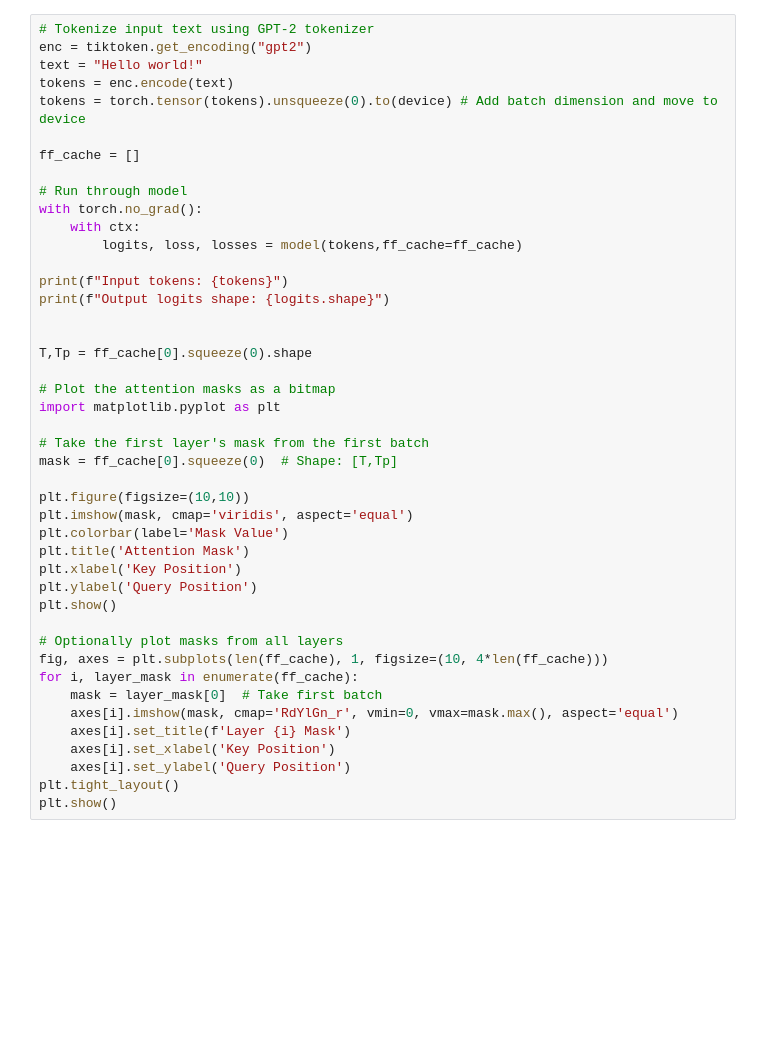
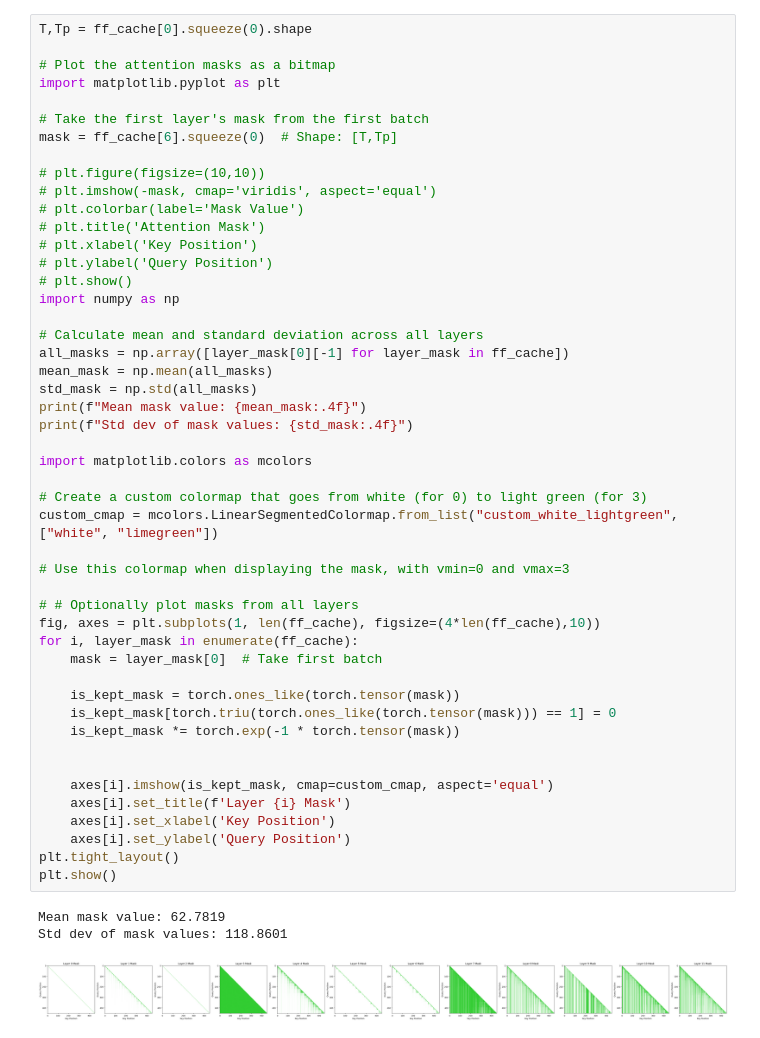
Before and after one commit to andrew-healey/context-compression, a Jupyter notebook: visualize-masks.ipynb, the cells around one changed output. Cells and saved outputs as stored; diff of their text form; blank space fills up the shorter version.

Commit message:
Add selection mask visualization

```diff
--- a/visualize-masks.ipynb
+++ b/visualize-masks.ipynb
@@ -74,44 +96,52 @@ model.load_state_dict(state_dict)
 # %%
-# Tokenize input text using GPT-2 tokenizer
-enc = tiktoken.get_encoding("gpt2")
-text = "Hello world!"
-tokens = enc.encode(text)
-tokens = torch.tensor(tokens).unsqueeze(0).to(device) # Add batch dimension and move to device
-
-ff_cache = []
-
-# Run through model
-with torch.no_grad():
-    with ctx:
-        logits, loss, losses = model(tokens,ff_cache=ff_cache)
-
-print(f"Input tokens: {tokens}")
-print(f"Output logits shape: {logits.shape}")
-
-
 T,Tp = ff_cache[0].squeeze(0).shape
 
 # Plot the attention masks as a bitmap
 import matplotlib.pyplot as plt
 
 # Take the first layer's mask from the first batch
-mask = ff_cache[0].squeeze(0)  # Shape: [T,Tp]
+mask = ff_cache[6].squeeze(0)  # Shape: [T,Tp]
 
-plt.figure(figsize=(10,10))
-plt.imshow(mask, cmap='viridis', aspect='equal')
-plt.colorbar(label='Mask Value')
-plt.title('Attention Mask')
-plt.xlabel('Key Position')
-plt.ylabel('Query Position')
-plt.show()
+# plt.figure(figsize=(10,10))
+# plt.imshow(-mask, cmap='viridis', aspect='equal')
+# plt.colorbar(label='Mask Value')
+# plt.title('Attention Mask')
+# plt.xlabel('Key Position')
+# plt.ylabel('Query Position')
+# plt.show()
+import numpy as np
 
-# Optionally plot masks from all layers
-fig, axes = plt.subplots(len(ff_cache), 1, figsize=(10, 4*len(ff_cache)))
+# Calculate mean and standard deviation across all layers
+all_masks = np.array([layer_mask[0][-1] for layer_mask in ff_cache])
+mean_mask = np.mean(all_masks)
+std_mask = np.std(all_masks)
+print(f"Mean mask value: {mean_mask:.4f}")
+print(f"Std dev of mask values: {std_mask:.4f}")
+
+import matplotlib.colors as mcolors
+
+# Create a custom colormap that goes from white (for 0) to light green (for 3)
+custom_cmap = mcolors.LinearSegmentedColormap.from_list("custom_white_lightgreen", ["white", "limegreen"])
+
+# Use this colormap when displaying the mask, with vmin=0 and vmax=3
+
+# # Optionally plot masks from all layers
+fig, axes = plt.subplots(1, len(ff_cache), figsize=(4*len(ff_cache),10))
 for i, layer_mask in enumerate(ff_cache):
     mask = layer_mask[0]  # Take first batch
-    axes[i].imshow(mask, cmap='RdYlGn_r', vmin=0, vmax=mask.max(), aspect='equal')
+
+    is_kept_mask = torch.ones_like(torch.tensor(mask))
+    is_kept_mask[torch.triu(torch.ones_like(torch.tensor(mask))) == 1] = 0
+    is_kept_mask *= torch.exp(-1 * torch.tensor(mask))
+
+
+    axes[i].imshow(is_kept_mask, cmap=custom_cmap, aspect='equal')
     axes[i].set_title(f'Layer {i} Mask')
     axes[i].set_xlabel('Key Position')
     axes[i].set_ylabel('Query Position')
 plt.tight_layout()
 plt.show()
+# %% [output]
+Mean mask value: 62.7819
+Std dev of mask values: 118.8601
+[figure, added]
```
Also changed, not shown: parts of 3 cells of this notebook, 3 other files.
